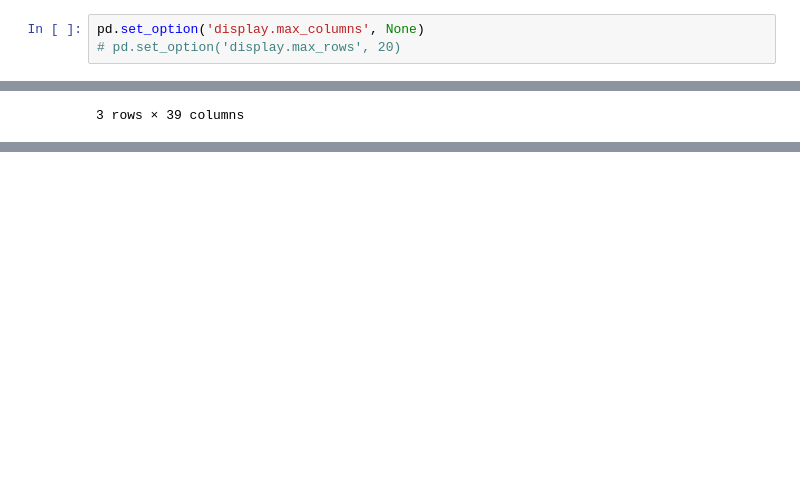
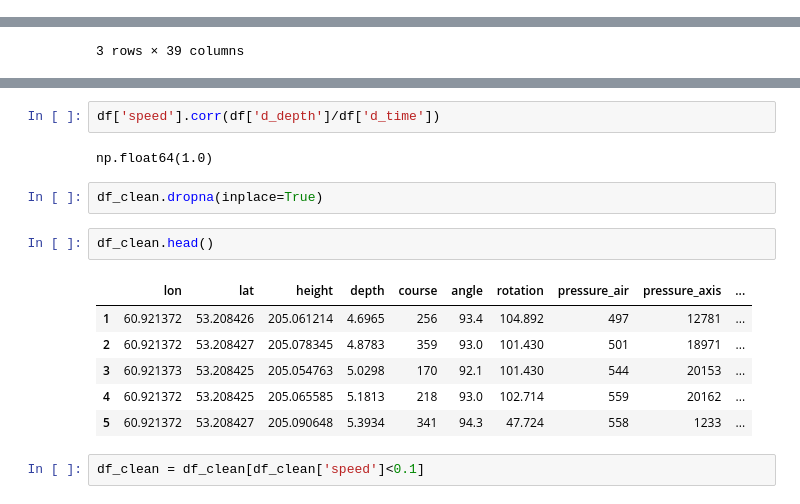
Before and after one commit to qa1roO/OptimalDrilling, a Jupyter notebook: pipeline.ipynb, the cells around one changed output, grey strips where cells are left out. Cells and saved outputs as stored; diff of their text form; blank space fills up the shorter version.

```diff
--- a/pipeline.ipynb
+++ b/pipeline.ipynb
@@ -12,3 +6,0 @@ from tqdm.auto import tqdm
-# %%
-pd.set_option('display.max_columns', None)
-# pd.set_option('display.max_rows', 20)
@@ -38 +40,18 @@ df.head(3)
+# %%
+df['speed'].corr(df['d_depth']/df['d_time'])
+# %% [output]
+np.float64(1.0)
+# %%
+df_clean.dropna(inplace=True)
+# %%
+df_clean.head()
+# %% [output]
+|  | lon | lat | height | depth | course | angle | rotation | pressure_air | pressure_axis | ... |
+| 1 | 60.921372 | 53.208426 | 205.061214 | 4.6965 | 256 | 93.4 | 104.892 | 497 | 12781 | ... |
+| 2 | 60.921372 | 53.208427 | 205.078345 | 4.8783 | 359 | 93.0 | 101.430 | 501 | 18971 | ... |
+| 3 | 60.921373 | 53.208425 | 205.054763 | 5.0298 | 170 | 92.1 | 101.430 | 544 | 20153 | ... |
+| 4 | 60.921372 | 53.208425 | 205.065585 | 5.1813 | 218 | 93.0 | 102.714 | 559 | 20162 | ... |
+| 5 | 60.921372 | 53.208427 | 205.090648 | 5.3934 | 341 | 94.3 | 47.724 | 558 | 1233 | ... |
+# %%
+df_clean = df_clean[df_clean['speed']<0.1]
 # %%
```
Also changed, not shown: parts of 39 cells of this notebook, 4 other files.
